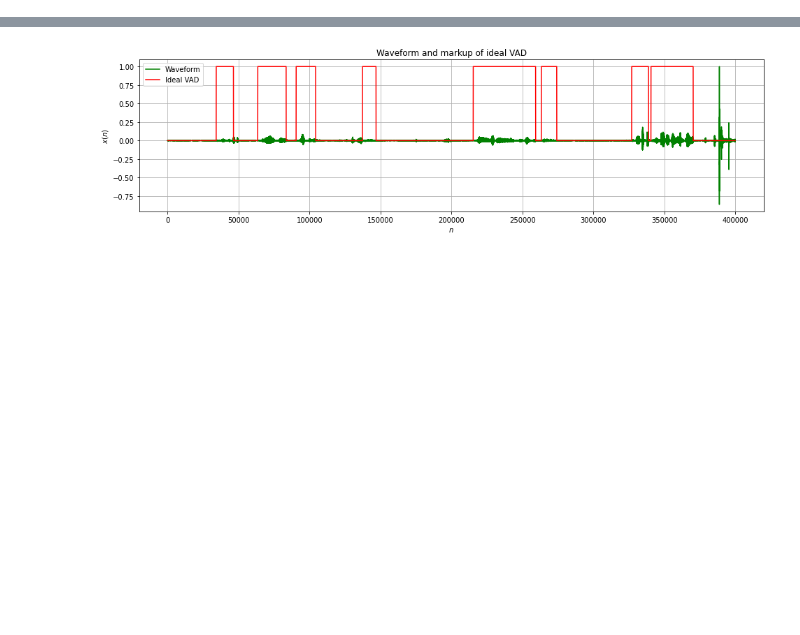
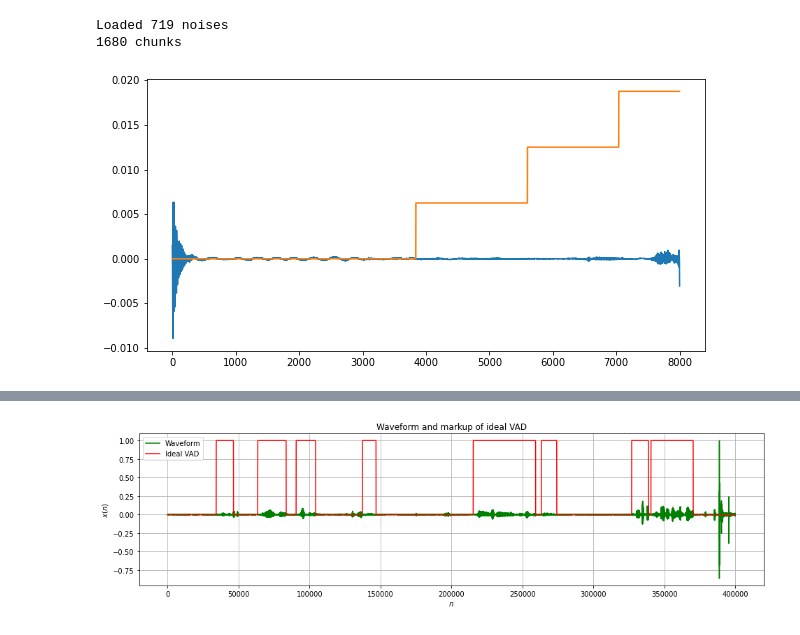
Before and after one commit to medbar/maga_sis, a Jupyter notebook: 3/ULM/engan_class.ipynb, the cells around one changed output, grey strips where cells are left out. Cells and saved outputs as stored; diff of their text form; code cells hidden in the pictures; blank space fills up the shorter version.

```diff
--- a/3/ULM/engan_class.ipynb
+++ b/3/ULM/engan_class.ipynb
@@ -33,0 +36,7 @@ from utils.zip_dataset import ZippedDataSet
+# %%
+chunk_sz=2
+# %%
+_ds = ChunkAugDataSet('./data/Data/test', 'data/noises/yacup', chunk_size_s=chunk_sz, return_wav=True, min_amp=0.0, max_amp=0.01)
+# %% [output]
+Loaded 719 noises
+1680 chunks
@@ -33,0 +45,15 @@ from utils.zip_dataset import ZippedDataSet
+# %%
+bs = []
+for i in tqdm.tqdm(range(len(_ds))):
+    s = _ds[i]
+    a =  sum(s['labels'])/len(s['labels'])
+    #print(a)
+    if a < 0.2:
+        bs.append(s)
+s = bs[-1]
+plt.figure(figsize=(10, 5))
+plt.plot(s['wav'][0, ::4])
+plt.plot(np.repeat(s['labels']/10, 160))
+plt.show()
+# %% [output]
+[figure, added]
```
Also changed, not shown: parts of 24 cells of this notebook, 4 other files.
